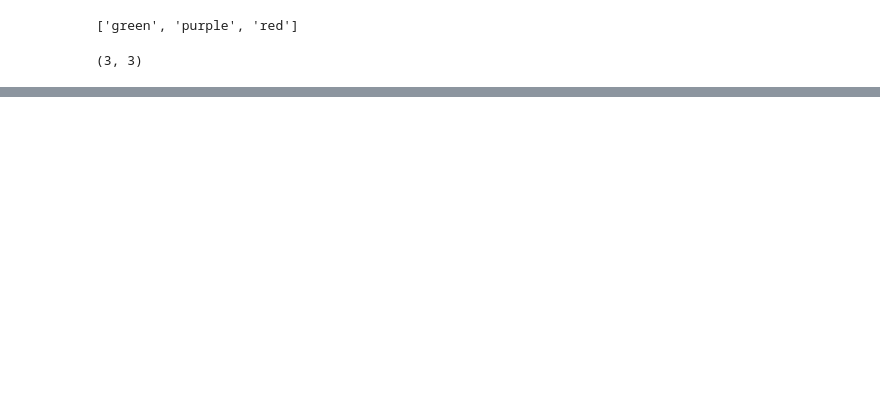
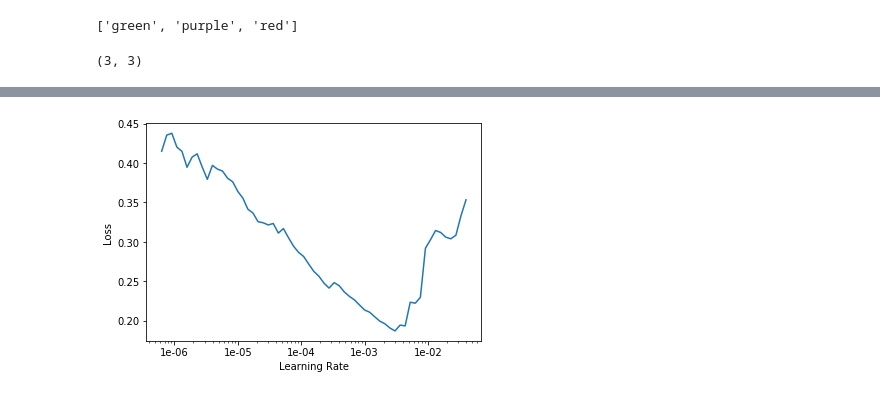
Before and after one commit to djMax/JupyterSet, a Jupyter notebook: Train.ipynb, the cells around one changed output, grey strips where cells are left out. Drawn from its saved outputs; the diff is of its cells as text; code cells hidden in the pictures; blank space fills up the shorter version.

```diff
--- a/Train.ipynb
+++ b/Train.ipynb
@@ -64,0 +89,4 @@ Original Traceback (most recent call last):
+# %%
+learn.recorder.plot()
+# %% [output]
+[figure, added]
```
Also changed, not shown: parts of 15 cells of this notebook.
